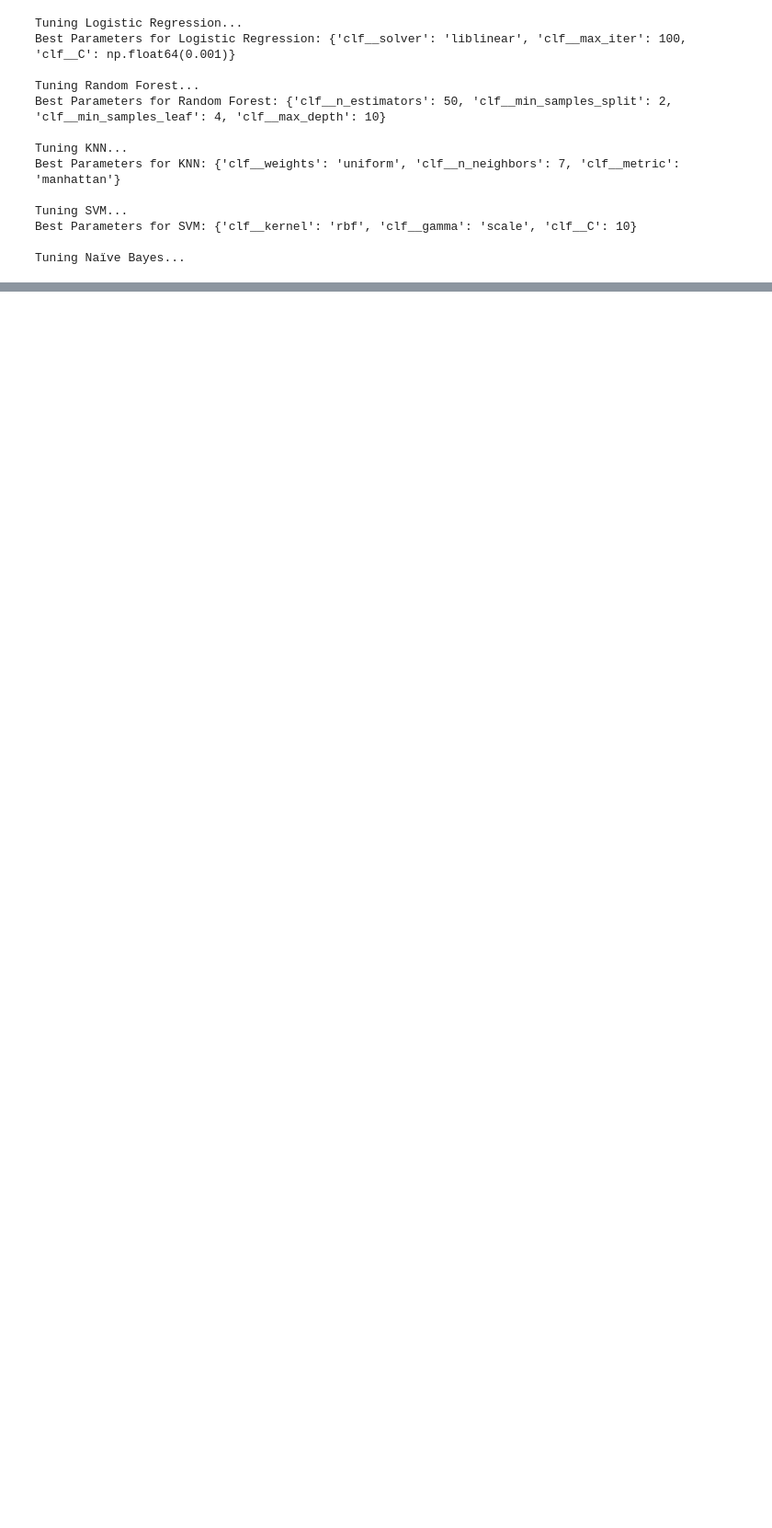
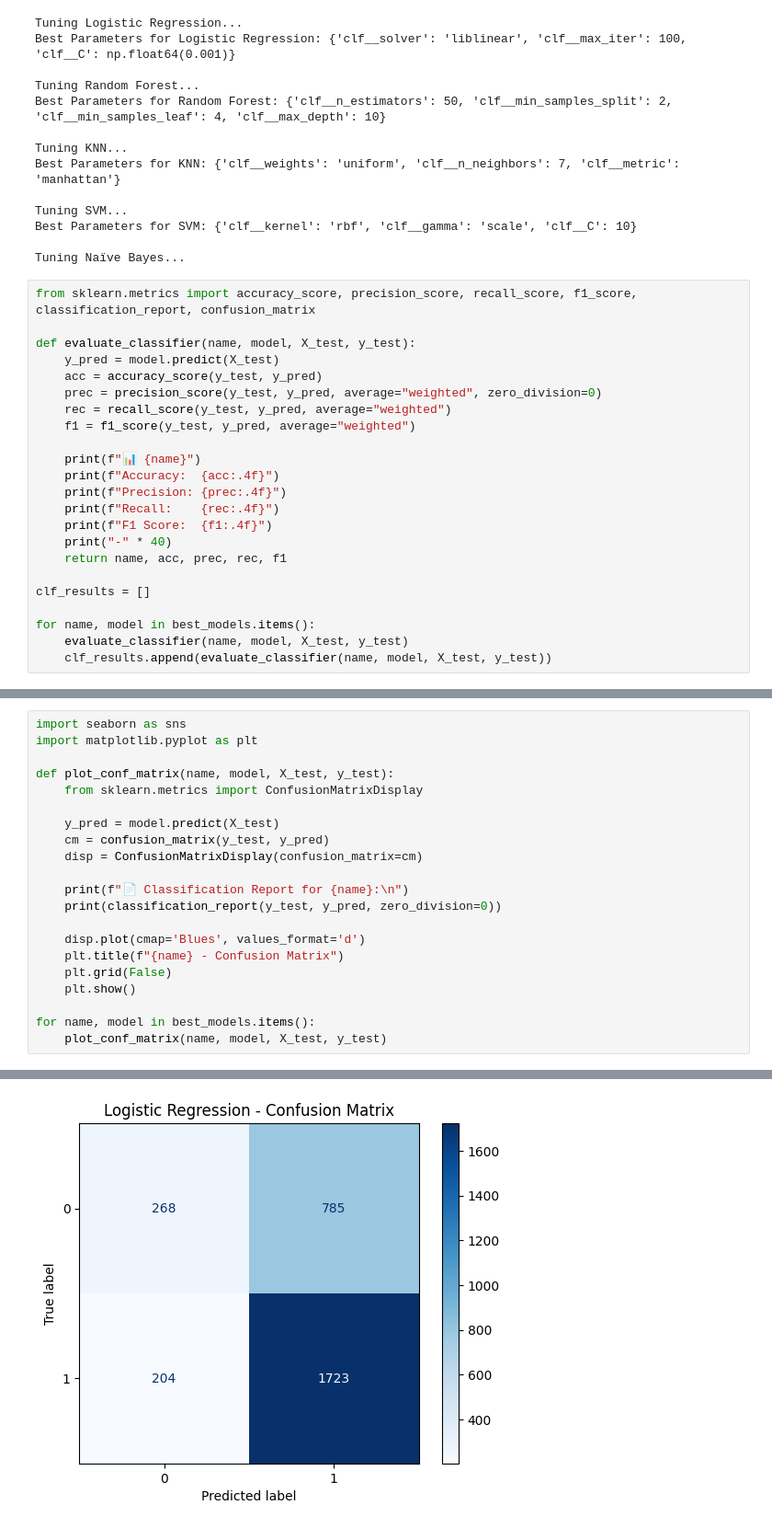
Before and after one commit to LokeshUpputri/Predictive-Maintenance-of-Automotive-Engines, a Jupyter notebook: Project_Automotive_Vehicle.ipynb, the cells around one changed output, grey strips where cells are left out. Shown at 92% size. Cells and saved outputs as stored; diff of their text form; blank space fills up the shorter version.

```diff
--- a/Project_Automotive_Vehicle.ipynb
+++ b/Project_Automotive_Vehicle.ipynb
@@ -496,3 +496,26 @@ Tuning SVM...
 Best Parameters for SVM: {'clf__kernel': 'rbf', 'clf__gamma': 'scale', 'clf__C': 10}
 
 Tuning Naïve Bayes...
+# %%
+from sklearn.metrics import accuracy_score, precision_score, recall_score, f1_score, classification_report, confusion_matrix
+
+def evaluate_classifier(name, model, X_test, y_test):
+    y_pred = model.predict(X_test)
+    acc = accuracy_score(y_test, y_pred)
+    prec = precision_score(y_test, y_pred, average="weighted", zero_division=0)
+    rec = recall_score(y_test, y_pred, average="weighted")
+    f1 = f1_score(y_test, y_pred, average="weighted")
+
+    print(f"📊 {name}")
+    print(f"Accuracy:  {acc:.4f}")
+    print(f"Precision: {prec:.4f}")
+    print(f"Recall:    {rec:.4f}")
+    print(f"F1 Score:  {f1:.4f}")
+    print("-" * 40)
+    return name, acc, prec, rec, f1
+
+clf_results = []
+
+for name, model in best_models.items():
+    evaluate_classifier(name, model, X_test, y_test)
+    clf_results.append(evaluate_classifier(name, model, X_test, y_test))
@@ -498,0 +540,22 @@ Tuning Naïve Bayes...
+# %%
+import seaborn as sns
+import matplotlib.pyplot as plt
+
+def plot_conf_matrix(name, model, X_test, y_test):
+    from sklearn.metrics import ConfusionMatrixDisplay
+
+    y_pred = model.predict(X_test)
+    cm = confusion_matrix(y_test, y_pred)
+    disp = ConfusionMatrixDisplay(confusion_matrix=cm)
+
+    print(f"📄 Classification Report for {name}:\n")
+    print(classification_report(y_test, y_pred, zero_division=0))
+
+    disp.plot(cmap='Blues', values_format='d')
+    plt.title(f"{name} - Confusion Matrix")
+    plt.grid(False)
+    plt.show()
+
+for name, model in best_models.items():
+    plot_conf_matrix(name, model, X_test, y_test)
+# %% [output]
@@ -498,0 +572 @@ Tuning Naïve Bayes...
+[figure, added]
```
Also changed, not shown: parts of 16 cells of this notebook.
